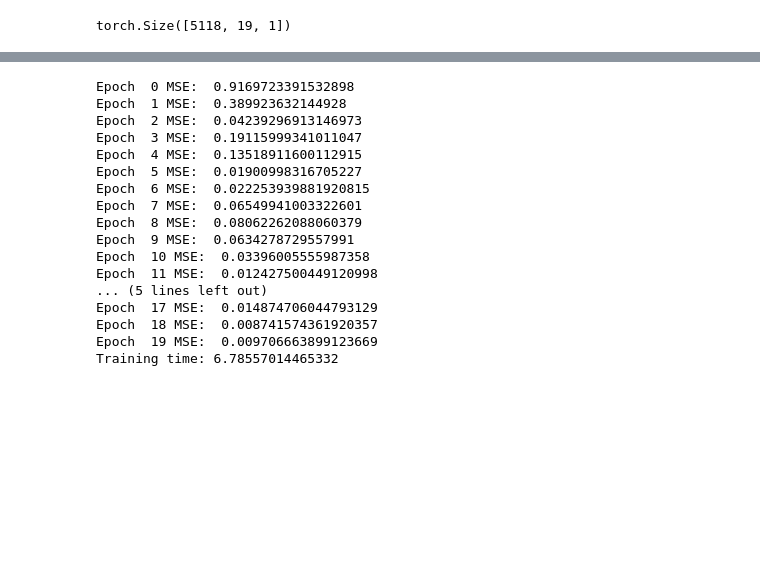
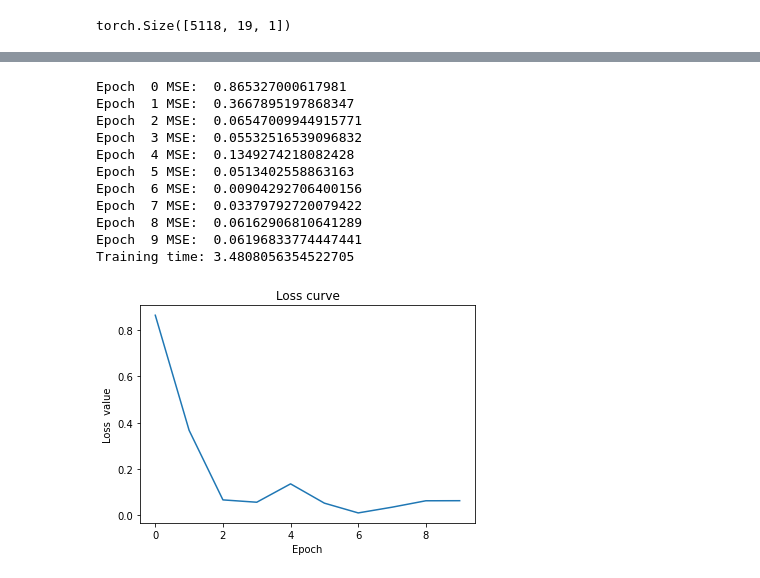
Before and after one commit to poo5zan/deep_learning_fundamentals, a Jupyter notebook: assignment_3/assignment_3.ipynb, the cells around one changed output, grey strips where cells are left out. Cells and saved outputs as stored; diff of their text form; code cells hidden in the pictures; blank space fills up the shorter version.

```diff
--- a/assignment_3/assignment_3.ipynb
+++ b/assignment_3/assignment_3.ipynb
@@ -366,26 +363,22 @@ class GRU(nn.Module):
 # %%
 model_gru = GRU(input_dim=input_dim, hidden_dim=hidden_dim, output_dim=output_dim, num_layers=num_layers)
 criterion = torch.nn.MSELoss(reduction='mean')
-optimiser = torch.optim.Adam(model_gru.parameters(), lr=0.01)
-train_network(num_epochs, model_gru, criterion, optimiser, x_train, y_train)
+optimiser = torch.optim.Adam(model_gru.parameters(), lr=learning_rate)
+train_results = train_network(num_epochs, model_gru, criterion, optimiser, x_train, y_train)
+plot_loss_curve(train_results, 'GRU')
 # %% [output]
-Epoch  0 MSE:  0.9169723391532898
-Epoch  1 MSE:  0.389923632144928
-Epoch  2 MSE:  0.04239296913146973
-Epoch  3 MSE:  0.19115999341011047
-Epoch  4 MSE:  0.13518911600112915
-Epoch  5 MSE:  0.01900998316705227
-Epoch  6 MSE:  0.022253939881920815
-Epoch  7 MSE:  0.06549941003322601
-Epoch  8 MSE:  0.08062262088060379
-Epoch  9 MSE:  0.0634278729557991
-Epoch  10 MSE:  0.03396005555987358
-Epoch  11 MSE:  0.012427500449120998
-... (5 lines left out)
-Epoch  17 MSE:  0.014874706044793129
-Epoch  18 MSE:  0.008741574361920357
-Epoch  19 MSE:  0.009706663899123669
-Training time: 6.78557014465332
+Epoch  0 MSE:  0.865327000617981
+Epoch  1 MSE:  0.3667895197868347
+Epoch  2 MSE:  0.06547009944915771
+Epoch  3 MSE:  0.05532516539096832
+Epoch  4 MSE:  0.1349274218082428
+Epoch  5 MSE:  0.0513402558863163
+Epoch  6 MSE:  0.00904292706400156
+Epoch  7 MSE:  0.03379792720079422
+Epoch  8 MSE:  0.06162906810641289
+Epoch  9 MSE:  0.06196833774447441
+Training time: 3.4808056354522705
+[figure, added]
 # %%
 class RNN(nn.Module):
     def __init__(self, input_dim, hidden_dim, num_layers, output_dim):
```
Also changed, not shown: parts of 13 cells of this notebook.
